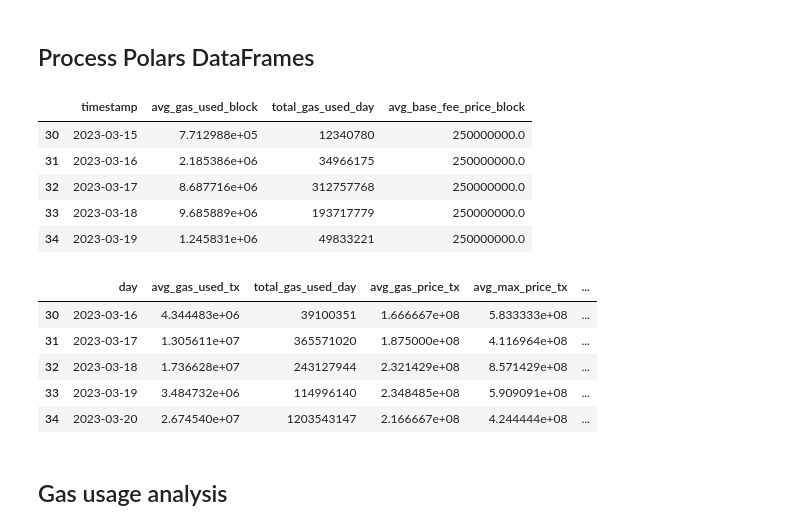
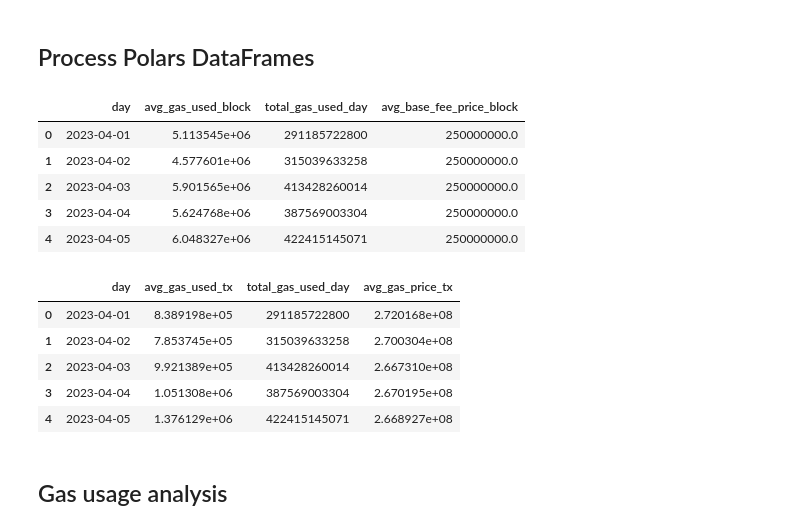
Before and after one commit to matter-labs/zksync-data-dump, a Jupyter notebook: notebooks/02-data-exploration-fees.ipynb, the cells around one changed output. Saved outputs shown, nothing was run; the diff lists cells and outputs as text; code cells hidden in the pictures.

```diff
--- a/notebooks/02-data-exploration-fees.ipynb
+++ b/notebooks/02-data-exploration-fees.ipynb
@@ -25,12 +25,18 @@ width, height = 800, 450
 # Set directory paths
 data_dir = os.path.abspath(os.path.join(os.getcwd(), "..", "data"))
 plots_dir = os.path.abspath(os.path.join(os.getcwd(), "..", "plots"))
+
+# Set block limits
+block_start = 56_1367 # starting on April 1st to ignore weird blocks during era launch
+block_end = 29_710_983
 # %%
 # Load blocks data
 blocks_path = os.path.join(data_dir, "blocks", "blocks_*.parquet")
 blocks_lazy_df = (
     pl.scan_parquet(blocks_path)
+    .filter(pl.col("number").is_between(block_start, block_end))
     .with_columns(pl.from_epoch("timestamp", time_unit="s"))
+    .with_columns(pl.col("timestamp").cast(pl.Date).alias("day"))
     .sort("timestamp")
 )
 blocks_lazy_df.schema
@@ -55,7 +61,17 @@ OrderedDict([('hash', String),
 # %%
+# Create temp df to join timestamps and date
+temp_blocks_df = (
+    blocks_lazy_df.select(pl.col("number"), pl.col("timestamp"), pl.col("day"))
+)
+
 # Load transaction data
-txs_path = os.path.join(data_dir, "transactions", "transactions_*.parquet")
-txs_lazy_df = pl.scan_parquet(txs_path)
+txs_path = os.path.join(data_dir, "tx_receipts", "tx_receipts_*.parquet")
+txs_lazy_df = (
+    pl.scan_parquet(txs_path)
+    .filter(pl.col("blockNumber").is_between(block_start, block_end))
+    .join(temp_blocks_df, left_on="blockNumber", right_on="number")
+    .sort("timestamp")
+)
 txs_lazy_df.schema
 # %% [output]
 OrderedDict([('blockHash', String),
@@ -84,54 +98,47 @@ OrderedDict([('blockHash', String),
 # Compute daily aggregated data for blocks
 block_data_per_day_df = (
     blocks_lazy_df
-    .group_by_dynamic("timestamp", every="1d")
+    .group_by("day")
     .agg(
         pl.col("gasUsed").mean().alias("avg_gas_used_block"),
         pl.col("gasUsed").sum().alias("total_gas_used_day"),
         pl.col("baseFeePerGas").mean().alias("avg_base_fee_price_block")
     )
+    .sort("day")
     .collect(streaming=True)
     .to_pandas()
-    [30:] # Ignoring the first 30 days!
 )
 block_data_per_day_df.head()
 # %% [output]
-|  | timestamp | avg_gas_used_block | total_gas_used_day | avg_base_fee_price_block |
-| 30 | 2023-03-15 | 7.712988e+05 | 12340780 | 250000000.0 |
-| 31 | 2023-03-16 | 2.185386e+06 | 34966175 | 250000000.0 |
-| 32 | 2023-03-17 | 8.687716e+06 | 312757768 | 250000000.0 |
-| 33 | 2023-03-18 | 9.685889e+06 | 193717779 | 250000000.0 |
-| 34 | 2023-03-19 | 1.245831e+06 | 49833221 | 250000000.0 |
+|  | day | avg_gas_used_block | total_gas_used_day | avg_base_fee_price_block |
+| 0 | 2023-04-01 | 5.113545e+06 | 291185722800 | 250000000.0 |
+| 1 | 2023-04-02 | 4.577601e+06 | 315039633258 | 250000000.0 |
+| 2 | 2023-04-03 | 5.901565e+06 | 413428260014 | 250000000.0 |
+| 3 | 2023-04-04 | 5.624768e+06 | 387569003304 | 250000000.0 |
+| 4 | 2023-04-05 | 6.048327e+06 | 422415145071 | 250000000.0 |
 # %%
 # Compute daily aggregated data for transactions
-temp_blocks_df = (
-    blocks_lazy_df
-    .select(pl.col("number"), pl.col("timestamp").cast(pl.Date).alias("day"))
-)
+
 tx_data_per_day_df = (
     txs_lazy_df
-    .join(temp_blocks_df, left_on="blockNumber", right_on="number")
+    .group_by("day")
+    .agg(
+        pl.col("gasUsed").mean().alias("avg_gas_used_tx"),
+        pl.col("gasUsed").sum().alias("total_gas_used_day"),
+        pl.col("effectiveGasPrice").mean().alias("avg_gas_price_tx")
+    )
     .sort("day")
-    .group_by_dynamic("day", every="1d")
-    .agg(
-        pl.col("gas").mean().alias("avg_gas_used_tx"),
-        pl.col("gas").sum().alias("total_gas_used_day"),
-        pl.col("gasPrice").mean().alias("avg_gas_price_tx"),
-        pl.col("maxFeePerGas").mean().alias("avg_max_price_tx"),
-        pl.col("maxPriorityFeePerGas").mean().alias("avg_max_prio_price_tx")
-    )
     .collect(streaming=True)
     .to_pandas()
-    [30:] # Ignoring the first 30 days!
 )
 tx_data_per_day_df.head()
 # %% [output]
-|  | day | avg_gas_used_tx | total_gas_used_day | avg_gas_price_tx | avg_max_price_tx | ... |
-| 30 | 2023-03-16 | 4.344483e+06 | 39100351 | 1.666667e+08 | 5.833333e+08 | ... |
-| 31 | 2023-03-17 | 1.305611e+07 | 365571020 | 1.875000e+08 | 4.116964e+08 | ... |
-| 32 | 2023-03-18 | 1.736628e+07 | 243127944 | 2.321429e+08 | 8.571429e+08 | ... |
-| 33 | 2023-03-19 | 3.484732e+06 | 114996140 | 2.348485e+08 | 5.909091e+08 | ... |
-| 34 | 2023-03-20 | 2.674540e+07 | 1203543147 | 2.166667e+08 | 4.244444e+08 | ... |
+|  | day | avg_gas_used_tx | total_gas_used_day | avg_gas_price_tx |
+| 0 | 2023-04-01 | 8.389198e+05 | 291185722800 | 2.720168e+08 |
+| 1 | 2023-04-02 | 7.853745e+05 | 315039633258 | 2.700304e+08 |
+| 2 | 2023-04-03 | 9.921389e+05 | 413428260014 | 2.667310e+08 |
+| 3 | 2023-04-04 | 1.051308e+06 | 387569003304 | 2.670195e+08 |
+| 4 | 2023-04-05 | 1.376129e+06 | 422415145071 | 2.668927e+08 |
 # %% [markdown]
 ## Gas usage analysis
 # %%
```
Also changed, not shown: parts of 7 cells of this notebook, 3 other files.
